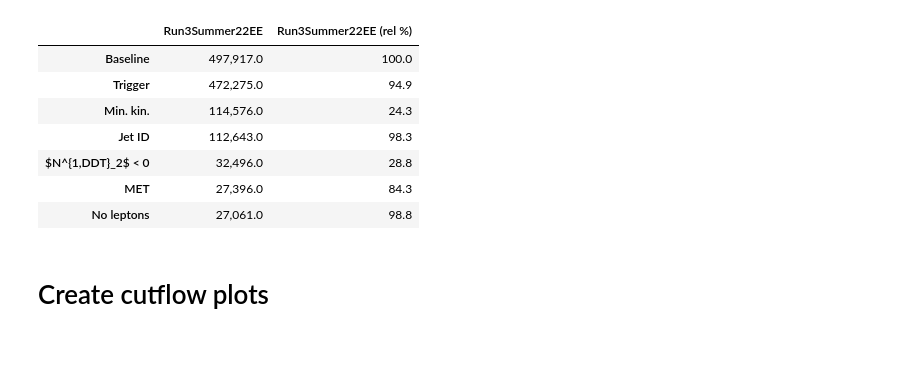
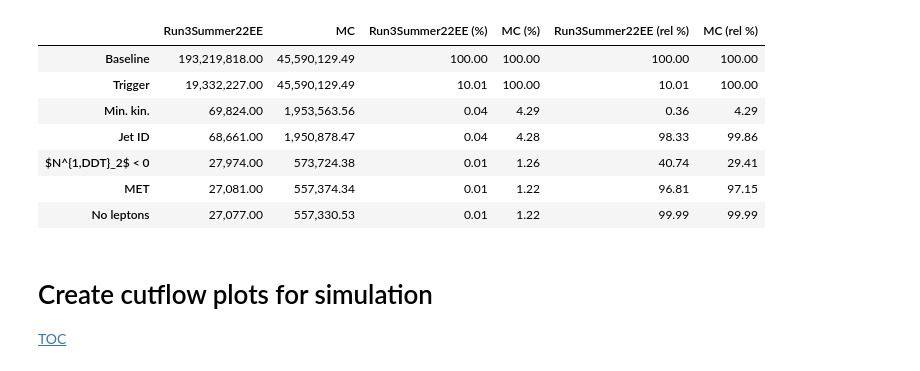
Before and after one commit to alintulu/Run3ScoutingHbb, a Jupyter notebook: notebooks/cutflow.ipynb, the cells around one changed output. Cells and saved outputs as stored; diff of their text form; code cells hidden in the pictures.

```diff
--- a/notebooks/cutflow.ipynb
+++ b/notebooks/cutflow.ipynb
@@ -80,52 +131,51 @@ df.style.format("{:,.1f}")
 # %%
 df = pd.DataFrame([])
 
+mc = pickle.load(open(f'{out_dir}/mc.pkl','rb'))["hist"]
 data = pickle.load(open(f'{out_dir}/data.pkl','rb'))
-h = data.project('cut', 'process', 'reg', 'pt', 'disc', 'genflav')[
-    :,
-    :,
-    0:len:sum,
-    0:len:sum,
-    0:len:sum,
-    0:len:sum,
-]
 
-for process in ['Run3Summer22EE']:
+for sample, process in [(data, 'Run3Summer22EE'), (mc, "MC")]:
 
-    df[process] = h[:, hist.loc(process)].values()
+    h = sample.project('cut', 'process')
+
+    if process == "MC":
+        df[process] = h[:, 0:len:sum].values()
+    else:
+        df[process] = h[:, hist.loc(process)].values()
 
     df.index = ['Baseline','Trigger','Min. kin.', 'Jet ID', r'$N^{1,DDT}_2$ < 0','MET','No leptons']
 
-for column in ['Run3Summer22EE']:
+for column in ['Run3Summer22EE', "MC"]:
 
-#     percentage = []
+    percentage = []
 
-#     for i in range(len(df[column])):
-#         percentage.append(df[column][i] / df[column][0] * 100)
+    for i in range(len(df[column])):
+        percentage.append(df[column][i] / df[column][0] * 100)
 
-#     df[f"{column} %"] = percentage
+    df[f"{column} (%)"] = percentage
 
-    for column in ['Run3Summer22EE']:
+for column in ['Run3Summer22EE', "MC"]:
 
-        rel_percentage = []
+    rel_percentage = []
 
-        for i in range(len(df[column])):
-            rel_percentage.append(df[column][i] / df[column][i-1 if i > 1 else 0] * 100)
+    for i in range(len(df[column])):
+        rel_percentage.append(df[column][i] / df[column][i-1 if i > 1 else 0] * 100)
 
-        df[f"{column} (rel %)"] = rel_percentage
+    df[f"{column} (rel %)"] = rel_percentage
 
-df.style.format("{:,.1f}")
+df.style.format("{:,.2f}")
 # %% [output]
-|  | Run3Summer22EE | Run3Summer22EE (rel %) |
-| Baseline | 497,917.0 | 100.0 |
-| Trigger | 472,275.0 | 94.9 |
-| Min. kin. | 114,576.0 | 24.3 |
-| Jet ID | 112,643.0 | 98.3 |
-| $N^{1,DDT}_2$ < 0 | 32,496.0 | 28.8 |
-| MET | 27,396.0 | 84.3 |
-| No leptons | 27,061.0 | 98.8 |
+|  | Run3Summer22EE | MC | Run3Summer22EE (%) | MC (%) | Run3Summer22EE (rel %) | MC (rel %) |
+| Baseline | 193,219,818.00 | 45,590,129.49 | 100.00 | 100.00 | 100.00 | 100.00 |
+| Trigger | 19,332,227.00 | 45,590,129.49 | 10.01 | 100.00 | 10.01 | 100.00 |
+| Min. kin. | 69,824.00 | 1,953,563.56 | 0.04 | 4.29 | 0.36 | 4.29 |
+| Jet ID | 68,661.00 | 1,950,878.47 | 0.04 | 4.28 | 98.33 | 99.86 |
+| $N^{1,DDT}_2$ < 0 | 27,974.00 | 573,724.38 | 0.01 | 1.26 | 40.74 | 29.41 |
+| MET | 27,081.00 | 557,374.34 | 0.01 | 1.22 | 96.81 | 97.15 |
+| No leptons | 27,077.00 | 557,330.53 | 0.01 | 1.22 | 99.99 | 99.99 |
 # %% [markdown]
-# Create cutflow plots <a class="anchor" id="plot"></a>
+# Create cutflow plots for simulation <a class="anchor" id="plot-sim"></a>
+[TOC](#toc)
 # %%
 plt.style.use(mplhep.style.CMS)
 
```
Also changed, not shown: parts of 11 cells of this notebook, 7 other files.
